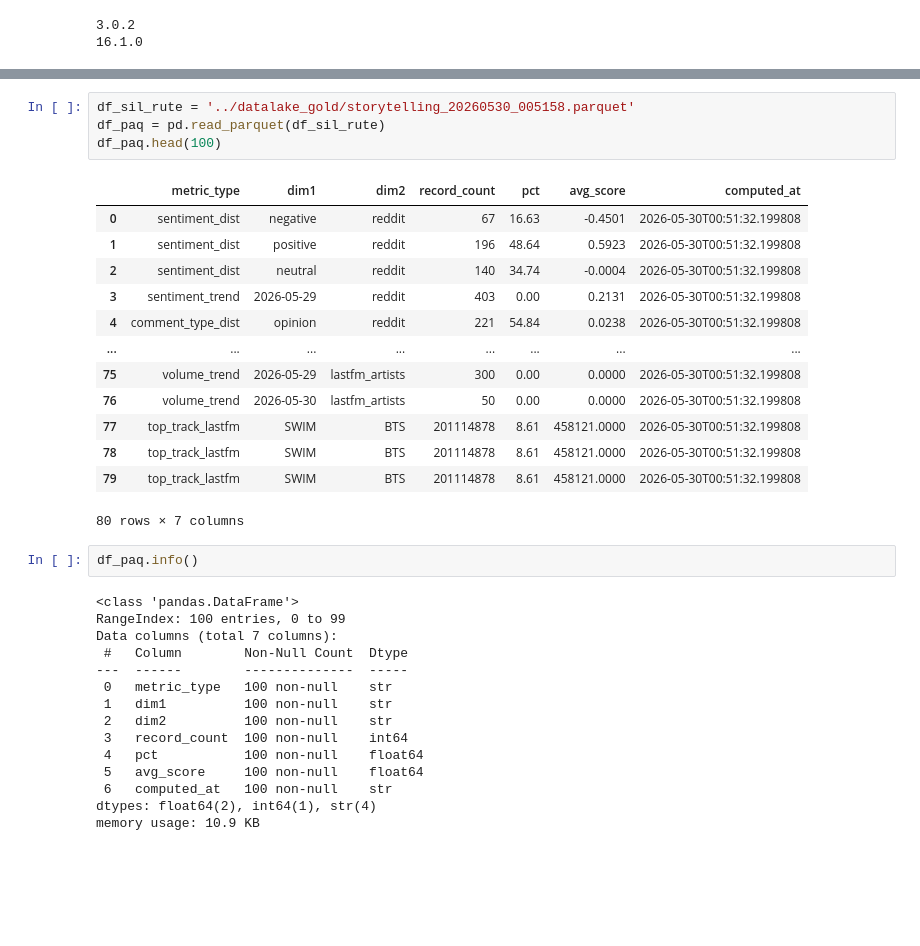
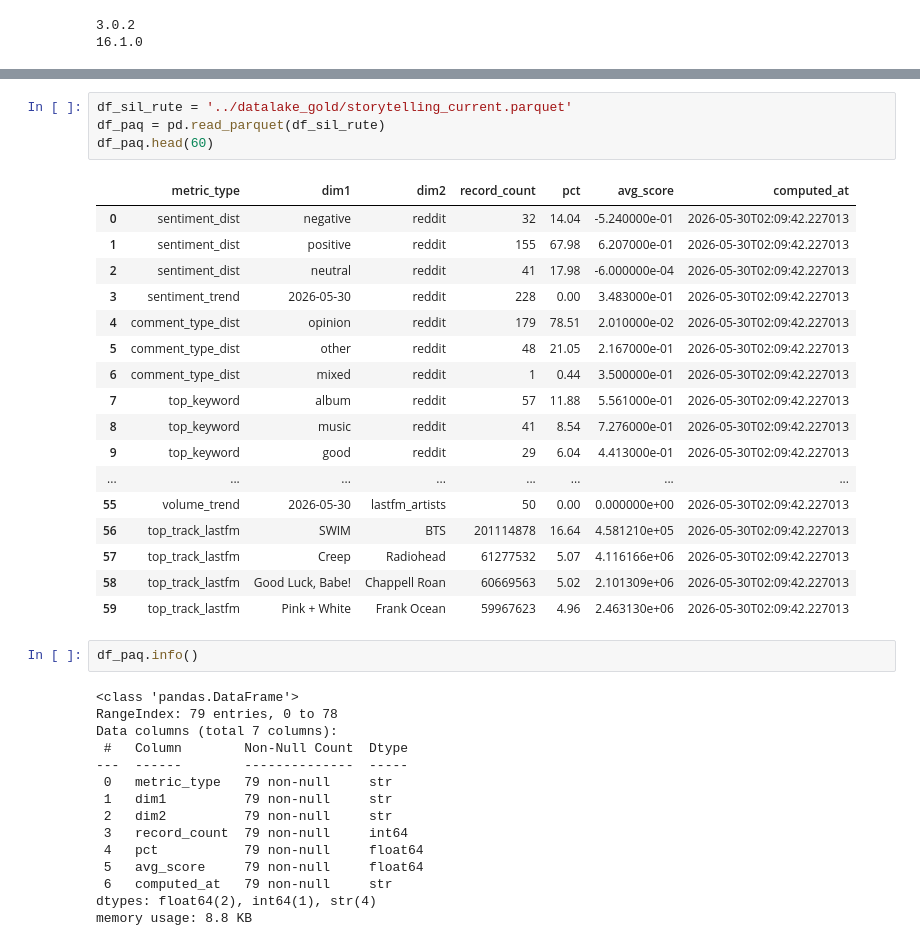
Before and after one commit to lozway/DataAnalysis, a Jupyter notebook: notebooks/esqm_limpieza.ipynb, the cells around one changed output, grey strips where cells are left out. Saved outputs shown, nothing was run; the diff lists cells and outputs as text; blank space fills up the shorter version.

Commit message:
upgrade dag_gold

```diff
--- a/notebooks/esqm_limpieza.ipynb
+++ b/notebooks/esqm_limpieza.ipynb
@@ -693,35 +714,39 @@ print(pa.__version__)
 # %%
-df_sil_rute = '../datalake_gold/storytelling_20260530_005158.parquet'
+df_sil_rute = '../datalake_gold/storytelling_current.parquet'
 df_paq = pd.read_parquet(df_sil_rute)
-df_paq.head(100)
+df_paq.head(60)
 # %% [output]
 |  | metric_type | dim1 | dim2 | record_count | pct | avg_score | computed_at |
-| 0 | sentiment_dist | negative | reddit | 67 | 16.63 | -0.4501 | 2026-05-30T00:51:32.199808 |
-| 1 | sentiment_dist | positive | reddit | 196 | 48.64 | 0.5923 | 2026-05-30T00:51:32.199808 |
-| 2 | sentiment_dist | neutral | reddit | 140 | 34.74 | -0.0004 | 2026-05-30T00:51:32.199808 |
-| 3 | sentiment_trend | 2026-05-29 | reddit | 403 | 0.00 | 0.2131 | 2026-05-30T00:51:32.199808 |
-| 4 | comment_type_dist | opinion | reddit | 221 | 54.84 | 0.0238 | 2026-05-30T00:51:32.199808 |
+| 0 | sentiment_dist | negative | reddit | 32 | 14.04 | -5.240000e-01 | 2026-05-30T02:09:42.227013 |
+| 1 | sentiment_dist | positive | reddit | 155 | 67.98 | 6.207000e-01 | 2026-05-30T02:09:42.227013 |
+| 2 | sentiment_dist | neutral | reddit | 41 | 17.98 | -6.000000e-04 | 2026-05-30T02:09:42.227013 |
+| 3 | sentiment_trend | 2026-05-30 | reddit | 228 | 0.00 | 3.483000e-01 | 2026-05-30T02:09:42.227013 |
+| 4 | comment_type_dist | opinion | reddit | 179 | 78.51 | 2.010000e-02 | 2026-05-30T02:09:42.227013 |
+| 5 | comment_type_dist | other | reddit | 48 | 21.05 | 2.167000e-01 | 2026-05-30T02:09:42.227013 |
+| 6 | comment_type_dist | mixed | reddit | 1 | 0.44 | 3.500000e-01 | 2026-05-30T02:09:42.227013 |
+| 7 | top_keyword | album | reddit | 57 | 11.88 | 5.561000e-01 | 2026-05-30T02:09:42.227013 |
+| 8 | top_keyword | music | reddit | 41 | 8.54 | 7.276000e-01 | 2026-05-30T02:09:42.227013 |
+| 9 | top_keyword | good | reddit | 29 | 6.04 | 4.413000e-01 | 2026-05-30T02:09:42.227013 |
 | ... | ... | ... | ... | ... | ... | ... | ... |
-| 75 | volume_trend | 2026-05-29 | lastfm_artists | 300 | 0.00 | 0.0000 | 2026-05-30T00:51:32.199808 |
-| 76 | volume_trend | 2026-05-30 | lastfm_artists | 50 | 0.00 | 0.0000 | 2026-05-30T00:51:32.199808 |
-| 77 | top_track_lastfm | SWIM | BTS | 201114878 | 8.61 | 458121.0000 | 2026-05-30T00:51:32.199808 |
-| 78 | top_track_lastfm | SWIM | BTS | 201114878 | 8.61 | 458121.0000 | 2026-05-30T00:51:32.199808 |
-| 79 | top_track_lastfm | SWIM | BTS | 201114878 | 8.61 | 458121.0000 | 2026-05-30T00:51:32.199808 |
+| 55 | volume_trend | 2026-05-30 | lastfm_artists | 50 | 0.00 | 0.000000e+00 | 2026-05-30T02:09:42.227013 |
+| 56 | top_track_lastfm | SWIM | BTS | 201114878 | 16.64 | 4.581210e+05 | 2026-05-30T02:09:42.227013 |
+| 57 | top_track_lastfm | Creep | Radiohead | 61277532 | 5.07 | 4.116166e+06 | 2026-05-30T02:09:42.227013 |
+| 58 | top_track_lastfm | Good Luck, Babe! | Chappell Roan | 60669563 | 5.02 | 2.101309e+06 | 2026-05-30T02:09:42.227013 |
+| 59 | top_track_lastfm | Pink + White | Frank Ocean | 59967623 | 4.96 | 2.463130e+06 | 2026-05-30T02:09:42.227013 |
-80 rows × 7 columns
 # %%
 df_paq.info()
 # %% [output]
 <class 'pandas.DataFrame'>
-RangeIndex: 100 entries, 0 to 99
+RangeIndex: 79 entries, 0 to 78
 Data columns (total 7 columns):
  #   Column        Non-Null Count  Dtype
 ---  ------        --------------  -----
- 0   metric_type   100 non-null    str
- 1   dim1          100 non-null    str
- 2   dim2          100 non-null    str
- 3   record_count  100 non-null    int64
- 4   pct           100 non-null    float64
- 5   avg_score     100 non-null    float64
- 6   computed_at   100 non-null    str
+ 0   metric_type   79 non-null     str
+ 1   dim1          79 non-null     str
+ 2   dim2          79 non-null     str
+ 3   record_count  79 non-null     int64
+ 4   pct           79 non-null     float64
+ 5   avg_score     79 non-null     float64
+ 6   computed_at   79 non-null     str
 dtypes: float64(2), int64(1), str(4)
-memory usage: 10.9 KB
+memory usage: 8.8 KB
```
Also changed, not shown: parts of 3 cells of this notebook, 10 other files.
